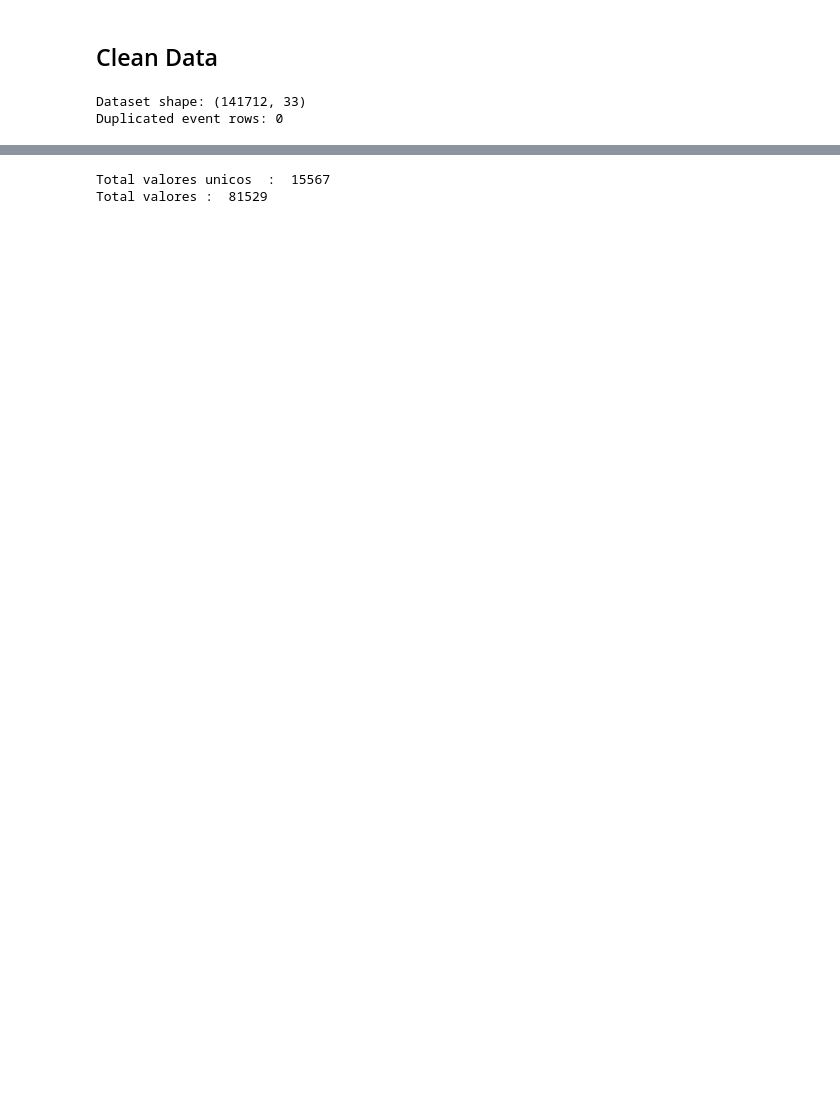
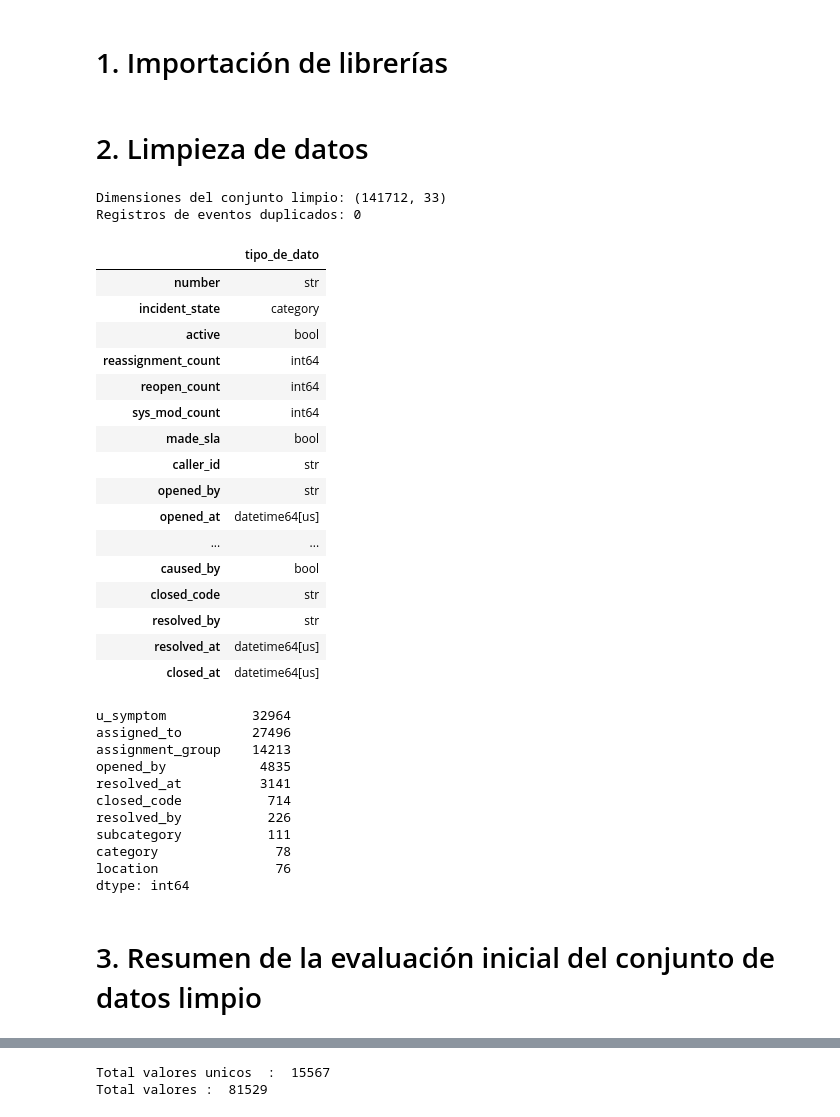
Before and after one commit to FoxJaeger007/ERP-Support-Operations-Dashboard, a Jupyter notebook: Notebooks/ERP_Incident_Analysis.ipynb, the cells around one changed output, grey strips where cells are left out. Drawn from its saved outputs; the diff is of its cells as text; code cells hidden in the pictures; blank space fills up the shorter version.

```diff
--- a/Notebooks/ERP_Incident_Analysis.ipynb
+++ b/Notebooks/ERP_Incident_Analysis.ipynb
@@ -29,3 +57,5 @@ The dataset contains event-level records generated throughout the lifecycle of a
+# %% [markdown]
+# 1. Importación de librerías
 # %%
 # ==================================================
 # 📚 IMPORTACIÓN DE LIBRERÍAS
@@ -56,3 +83,3 @@ df_cl=df.copy()
 # %% [markdown]
-## Clean Data
+# 2. Limpieza de datos
 # %%
@@ -107,9 +141,50 @@ df_cl = df_cl.drop (columns=["sys_created_by"])
 df_cl = df_cl.drop (columns=["cmdb_ci"])
 # %%
-# Validate cleaning results
-print("Dataset shape:", df_cl.shape)
-print("Duplicated event rows:", df_cl.duplicated().sum())
+#Valida datos limpios
+print("Dimensiones del conjunto limpio:", df_cl.shape)
+print("Registros de eventos duplicados:", df_cl.duplicated().sum())
+
+display(
+    df_cl.dtypes.to_frame(name="tipo_de_dato")
+)
+
+display(
+    df_cl.isna()
+    .sum()
+    .sort_values(ascending=False)
+    .head(10)
+)
 # %% [output]
-Dataset shape: (141712, 33)
-Duplicated event rows: 0
+Dimensiones del conjunto limpio: (141712, 33)
+Registros de eventos duplicados: 0
+|  | tipo_de_dato |
+| number | str |
+| incident_state | category |
+| active | bool |
+| reassignment_count | int64 |
+| reopen_count | int64 |
+| sys_mod_count | int64 |
+| made_sla | bool |
+| caller_id | str |
+| opened_by | str |
+| opened_at | datetime64[us] |
+| ... | ... |
+| caused_by | bool |
+| closed_code | str |
+| resolved_by | str |
+| resolved_at | datetime64[us] |
+| closed_at | datetime64[us] |
+u_symptom           32964
+assigned_to         27496
+assignment_group    14213
+opened_by            4835
+resolved_at          3141
+closed_code           714
+resolved_by           226
+subcategory           111
+category               78
+location               76
+dtype: int64
+# %% [markdown]
+# 3. Resumen de la evaluación inicial del conjunto de datos limpio
 # %% [markdown]
```
Also changed, not shown: parts of 33 cells of this notebook, 3 other files.
